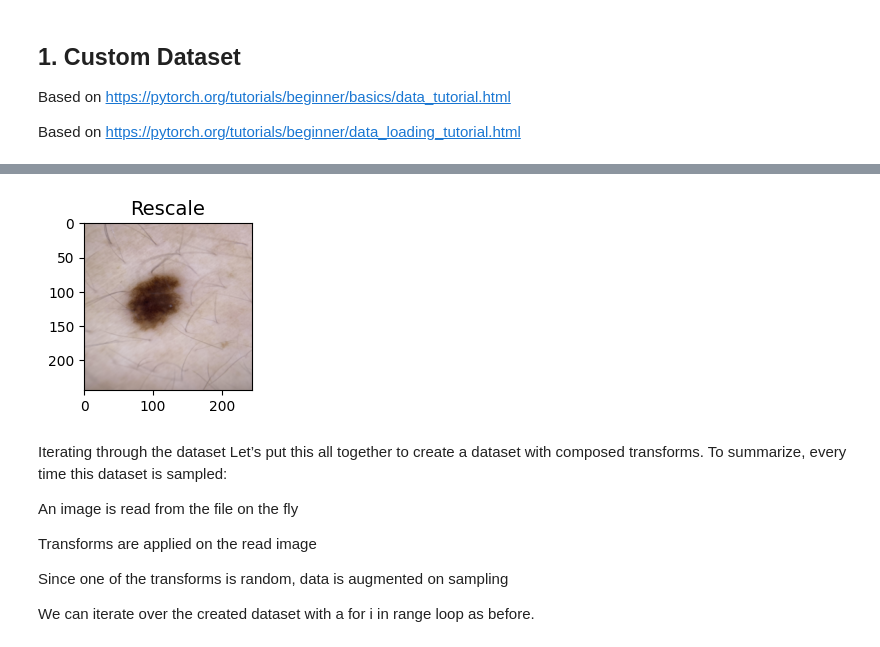
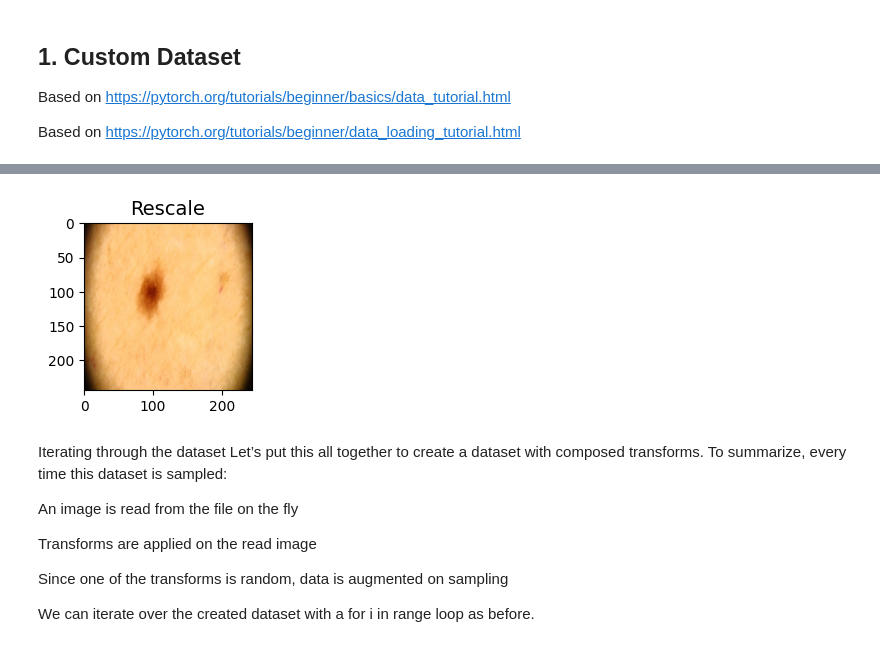
Before and after one commit to jpope8/skin-image-analysis, a Jupyter notebook: notebooks/jgi_hiba_2022_torch.ipynb, the cells around one changed output, grey strips where cells are left out. Cells and saved outputs as stored; diff of their text form; code cells hidden in the pictures.

```diff
--- a/notebooks/jgi_hiba_2022_torch.ipynb
+++ b/notebooks/jgi_hiba_2022_torch.ipynb
@@ -174,0 +176,2 @@ print(example_metadata)
+# %%
+isic_metadata_df = filter_rows_with_values(isic_metadata_df, 'benign_malignant', ['benign', 'malignant'] )
@@ -180,17 +282,3 @@ Based on https://pytorch.org/tutorials/beginner/data_loading_tutorial.html
 # %%
 import pathlib
 import numpy as np
-# %%
-csv_file_name='./hiba/HIBA_dataset.csv'
-meta_file_name='./hiba/SupplementaryData.csv'
-root_dir_name='./hiba/images'
-
-data_dir = pathlib.Path(root_dir_name) # NB: changing type froom str to Path
-file_paths = list(data_dir.glob('*.JPG'))
-image_count = len(file_paths)
-print(image_count)
-for i in range(image_count):
-    file_path = file_paths[i]
-    print(f"file_path={file_path}")
-    if( i > 10 ):
-        break
@@ -391,12 +461,19 @@ float32
 # %%
-isic_dataset = IsicDataset(csv_file=csv_file_name, root_dir=root_dir_name)
+#isic_dataset = IsicDataset(csv_file=csv_file_name, root_dir=root_dir_name)
+#isic_dataset = HibaDataset(csv_file=csv_file_name, root_dir=root_dir_name)
+isic_dataset = HibaDataset(isic_metadata_df, root_dir=root_dir_name)
 
 fig = plt.figure()
 
+print(f"images in dataset = {len(isic_dataset)}")
+
 images_to_show = 4
 for i, sample in enumerate(isic_dataset):
-    image_tensor, label = sample
-    print(i, image_tensor.shape, label)
+    image_tensor, label, index = sample
+    #print(i, image_tensor.shape, label)
+    # Note that index and i are the same
+    # We need to add the index so we can retrieve when using batches (i is not part of batch)
+    print(f"i={i}, image shape={image_tensor.shape}, label={label}")
 
     ax = plt.subplot(1, images_to_show, i + 1)
     plt.tight_layout()
@@ -429,10 +507,11 @@ class Rescale(object):
 
     def __init__(self, output_size):
         assert isinstance(output_size, (int, tuple))
+        # output_size to rescale the image to
         self.output_size = output_size
 
     def __call__(self, sample):
-        image, label = sample
+        image, label, index = sample
 
         h, w = image.shape[:2]
         if isinstance(self.output_size, int):
@@ -447,7 +526,7 @@ class Rescale(object):
 
         img = skimage.transform.resize(image, (new_h, new_w))
 
-        return (img, label)
+        return (img, label, index)
 
 
 class RandomCrop(object):
@@ -467,7 +546,7 @@ class RandomCrop(object):
             self.output_size = output_size
 
     def __call__(self, sample):
-        image, label = sample
+        image, label, index = sample
 
         h, w = image.shape[:2]
         new_h, new_w = self.output_size
@@ -478,14 +557,14 @@ class RandomCrop(object):
         image = image[top: top + new_h,
                       left: left + new_w]
 
-        return (image, label)
+        return (image, label, index)
 
 
 class ToTensor(object):
     """Convert ndarrays in sample to Tensors."""
 
     def __call__(self, sample):
-        image, label = sample
+        image, label, index = sample
 
         # swap color axis because
         # numpy image: H x W x C
@@ -493,31 +572,31 @@ class ToTensor(object):
         image = image.transpose((2, 0, 1))
         #print(image_np.dtype) = uint8
         # default numpy type is float64, causes issues as models expect float32 :(
-        return (torch.from_numpy(image), label)
+        return (torch.from_numpy(image), label, index)
 # %%
 #from torchvision.transforms import v2
 
 #scale = Rescale(256)
 scale = Rescale( (244,244) )
 crop = RandomCrop(128)
 composed = transforms.Compose([Rescale(256),
                                RandomCrop(224)])
 
 # Apply each of the above transforms on sample.
 fig = plt.figure()
 sample = isic_dataset[0]
 #for i, tsfrm in enumerate([scale, crop, composed]):
 for i, tsfrm in enumerate([scale]):
-    image, label = tsfrm(sample)
+    image, label, index = tsfrm(sample)
 
     ax = plt.subplot(1, 3, i + 1)
     plt.tight_layout()
     ax.set_title(type(tsfrm).__name__)
     show_skin_image(image)
 
 plt.show()
 # %% [output]
-[figure, old version]
+[figure, new version]
 # %% [markdown]
 Iterating through the dataset
 Let’s put this all together to create a dataset with composed transforms. To summarize, every time this dataset is sampled:
```
Also changed, not shown: parts of 100 cells of this notebook, 1 other file.
